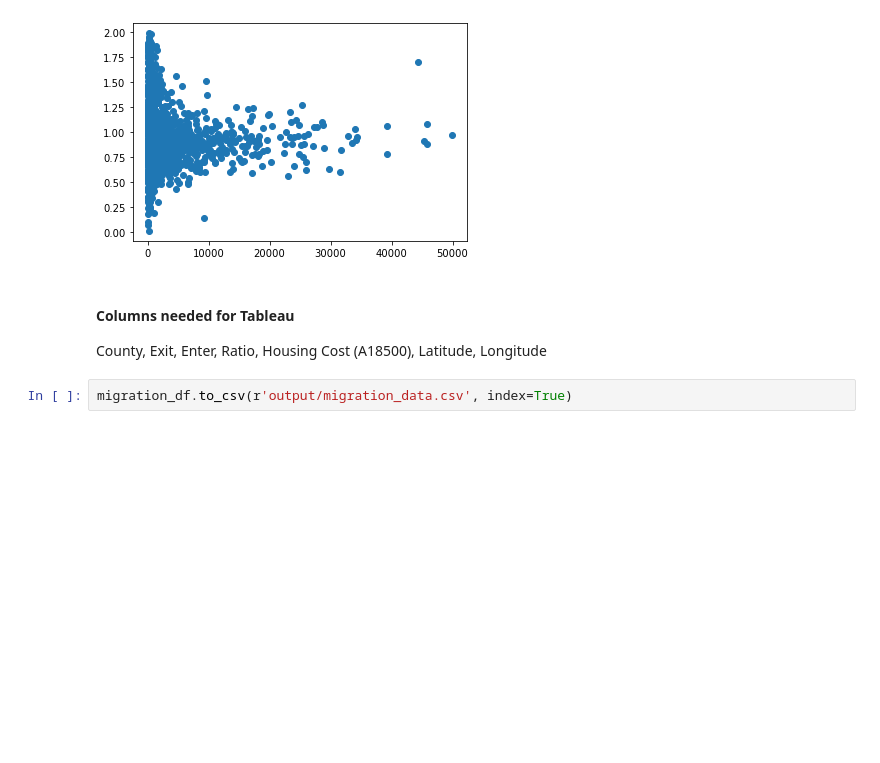
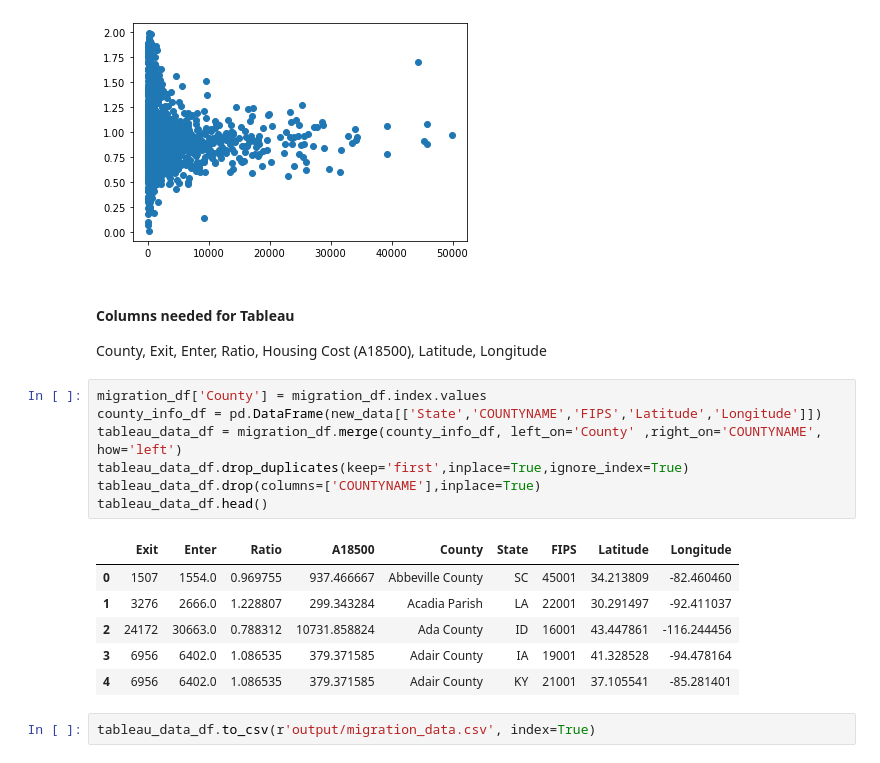
Before and after one commit to BiscuitButter/Final-Project, a Jupyter notebook: Final project Regression Data.ipynb, the cells around one changed output. Cells and saved outputs as stored; diff of their text form; blank space fills up the shorter version.

Commit message:
added county lat/lon to migration_data

```diff
--- a/Final project Regression Data.ipynb
+++ b/Final project Regression Data.ipynb
@@ -275,5 +275,19 @@ plt.scatter(migration_df["A18500"],migration_df["Ratio"])
 # %% [markdown]
 #### Columns needed for Tableau
 County, Exit, Enter, Ratio, Housing Cost (A18500), Latitude, Longitude
+# %%
+migration_df['County'] = migration_df.index.values
+county_info_df = pd.DataFrame(new_data[['State','COUNTYNAME','FIPS','Latitude','Longitude']])
+tableau_data_df = migration_df.merge(county_info_df, left_on='County' ,right_on='COUNTYNAME', how='left')
+tableau_data_df.drop_duplicates(keep='first',inplace=True,ignore_index=True)
+tableau_data_df.drop(columns=['COUNTYNAME'],inplace=True)
+tableau_data_df.head()
+# %% [output]
+|  | Exit | Enter | Ratio | A18500 | County | State | FIPS | Latitude | Longitude |
+| 0 | 1507 | 1554.0 | 0.969755 | 937.466667 | Abbeville County | SC | 45001 | 34.213809 | -82.460460 |
+| 1 | 3276 | 2666.0 | 1.228807 | 299.343284 | Acadia Parish | LA | 22001 | 30.291497 | -92.411037 |
+| 2 | 24172 | 30663.0 | 0.788312 | 10731.858824 | Ada County | ID | 16001 | 43.447861 | -116.244456 |
+| 3 | 6956 | 6402.0 | 1.086535 | 379.371585 | Adair County | IA | 19001 | 41.328528 | -94.478164 |
+| 4 | 6956 | 6402.0 | 1.086535 | 379.371585 | Adair County | KY | 21001 | 37.105541 | -85.281401 |
 # %%
-migration_df.to_csv(r'output/migration_data.csv', index=True)
+tableau_data_df.to_csv(r'output/migration_data.csv', index=True)
```
Also changed, not shown: 1 other file.
